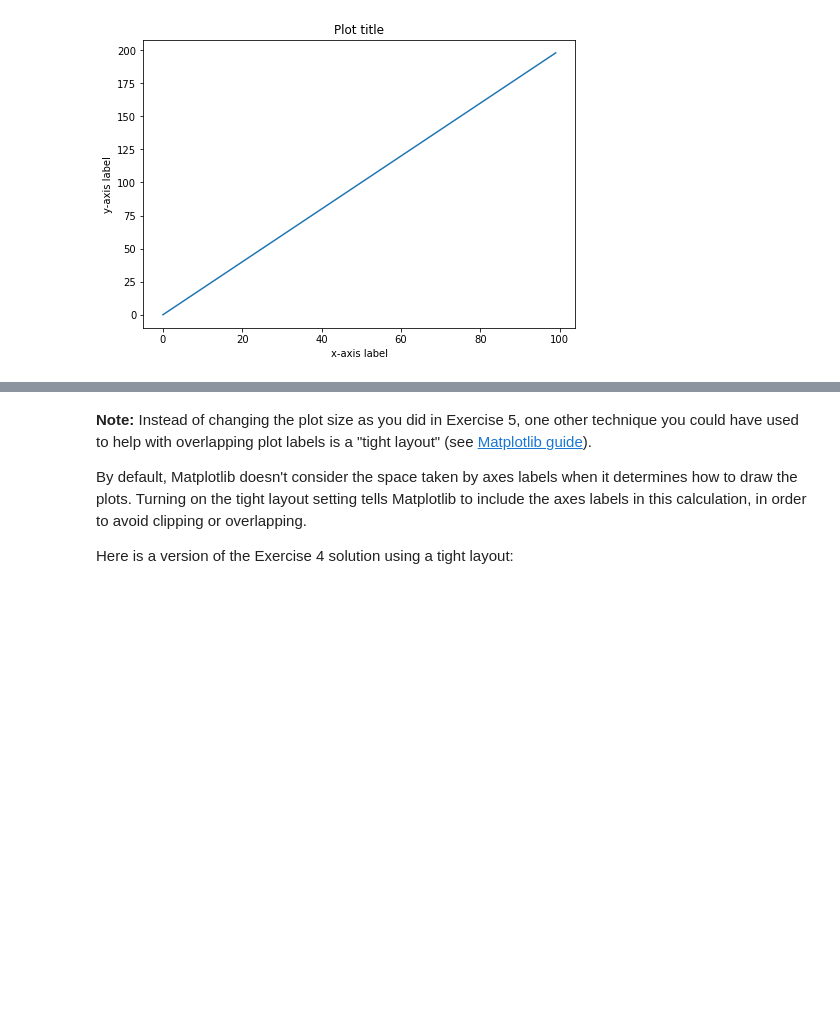
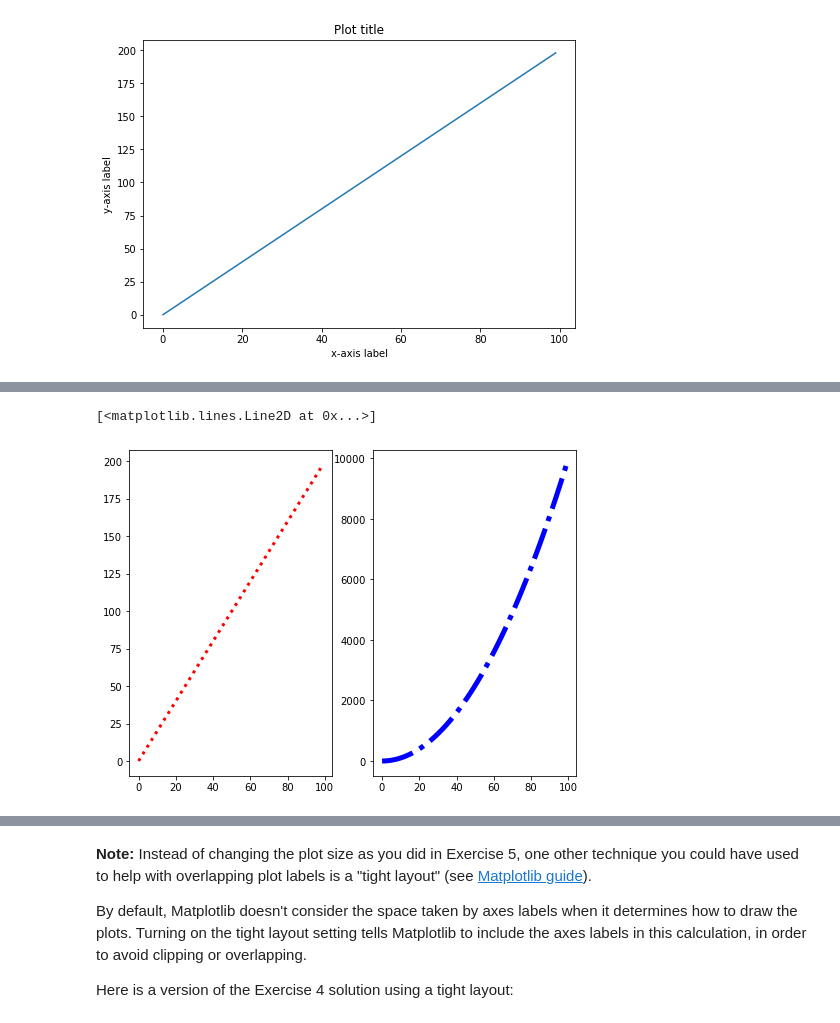
Before and after one commit to kmmooney/dsc-more-practice-with-matplotlib-lab, a Jupyter notebook: index.ipynb, the cells around one changed output, grey strips where cells are left out. Drawn from its saved outputs; the diff is of its cells as text; code cells hidden in the pictures; blank space fills up the shorter version.

```diff
--- a/index.ipynb
+++ b/index.ipynb
@@ -135,3 +151,11 @@ The graph you create should look like this:
+# %%
+# Your code here
+fig, (ax1, ax2) = plt.subplots(ncols = 2, figsize = (8,6))
+ax1.plot(x_values,y_values, color= 'red', linewidth = 3, linestyle = 'dotted')
+ax2.plot(x_values ,z_values, color = 'blue', linewidth = 5, linestyle = '-.')
+# %% [output]
+[<matplotlib.lines.Line2D at 0x...>]
+[figure, added]
 # %% [markdown]
 ## Exercise 5
 
```
Also changed, not shown: parts of 8 cells of this notebook.
